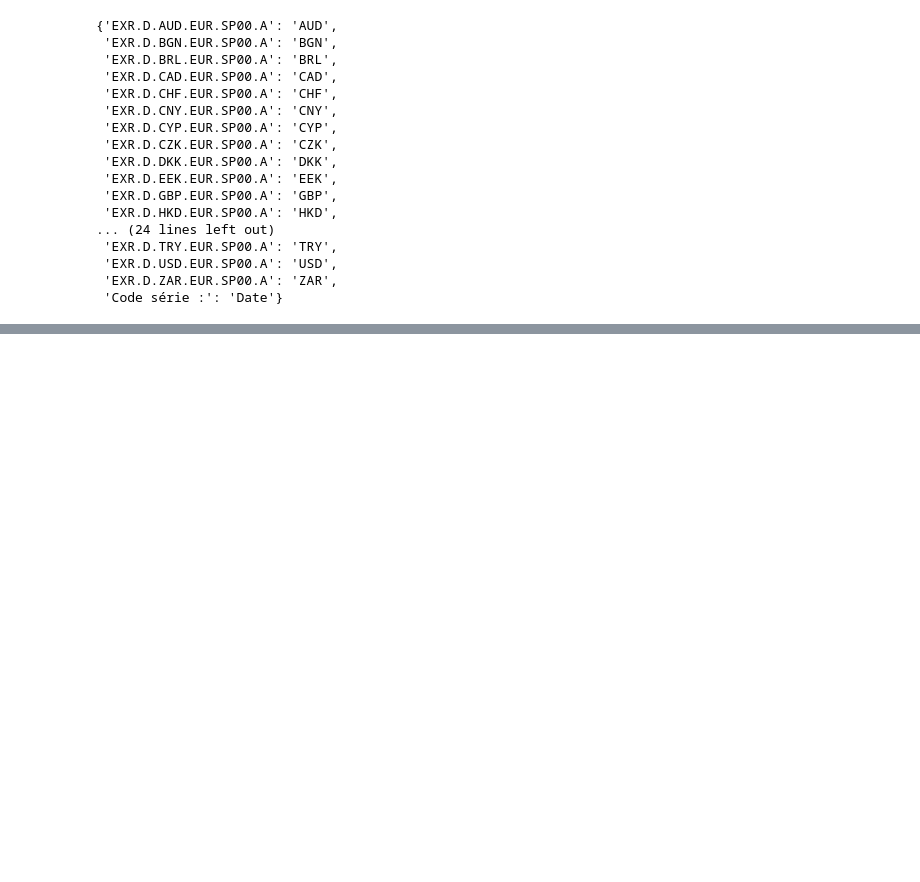
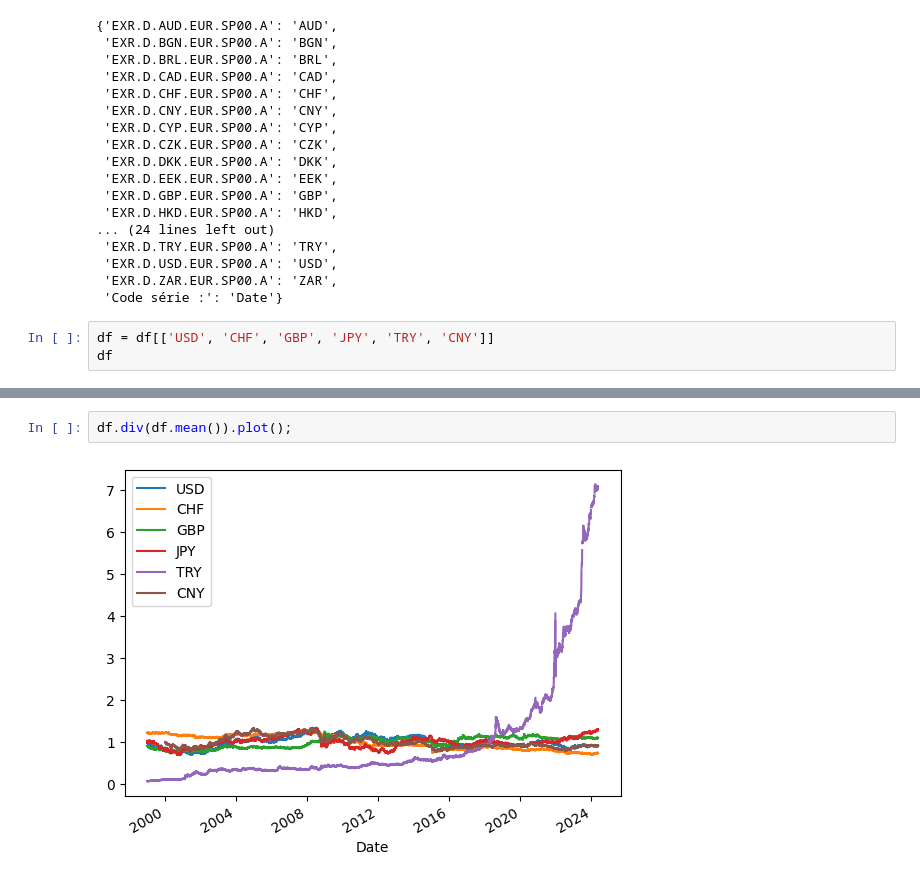
Before and after one commit to fran6w/TIDE, a Jupyter notebook: 03_TIDE_session.ipynb, the cells around one changed output, grey strips where cells are left out. Saved outputs shown, nothing was run; the diff lists cells and outputs as text; blank space fills up the shorter version.

```diff
--- a/03_TIDE_session.ipynb
+++ b/03_TIDE_session.ipynb
@@ -141,3 +141,6 @@ dico_cols
  'EXR.D.USD.EUR.SP00.A': 'USD',
  'EXR.D.ZAR.EUR.SP00.A': 'ZAR',
  'Code série :': 'Date'}
+# %%
+df = df[['USD', 'CHF', 'GBP', 'JPY', 'TRY', 'CNY']]
+df
@@ -143,0 +220,4 @@ dico_cols
+# %%
+df.div(df.mean()).plot();
+# %% [output]
+[figure, added]
```
Also changed, not shown: parts of 20 cells of this notebook.
